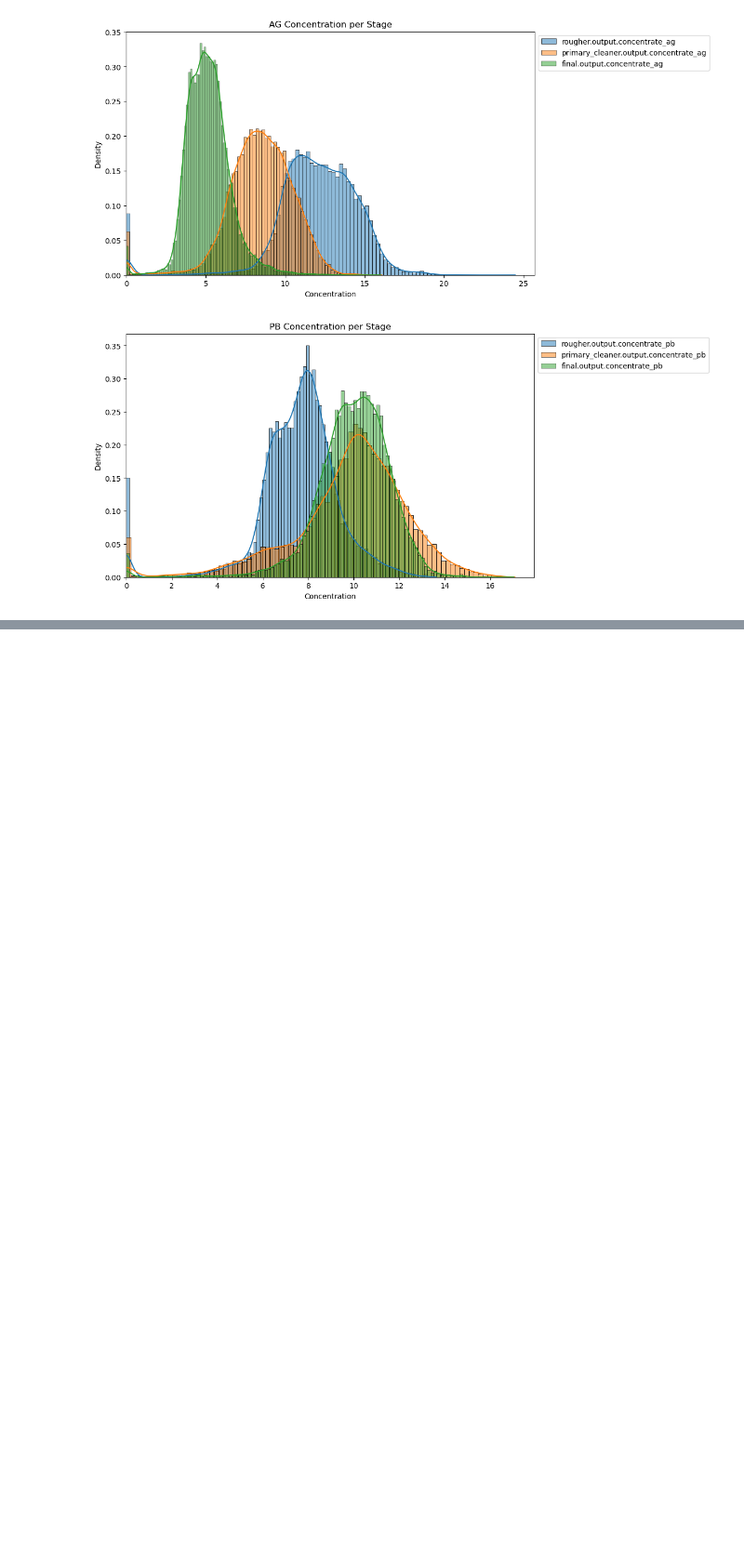
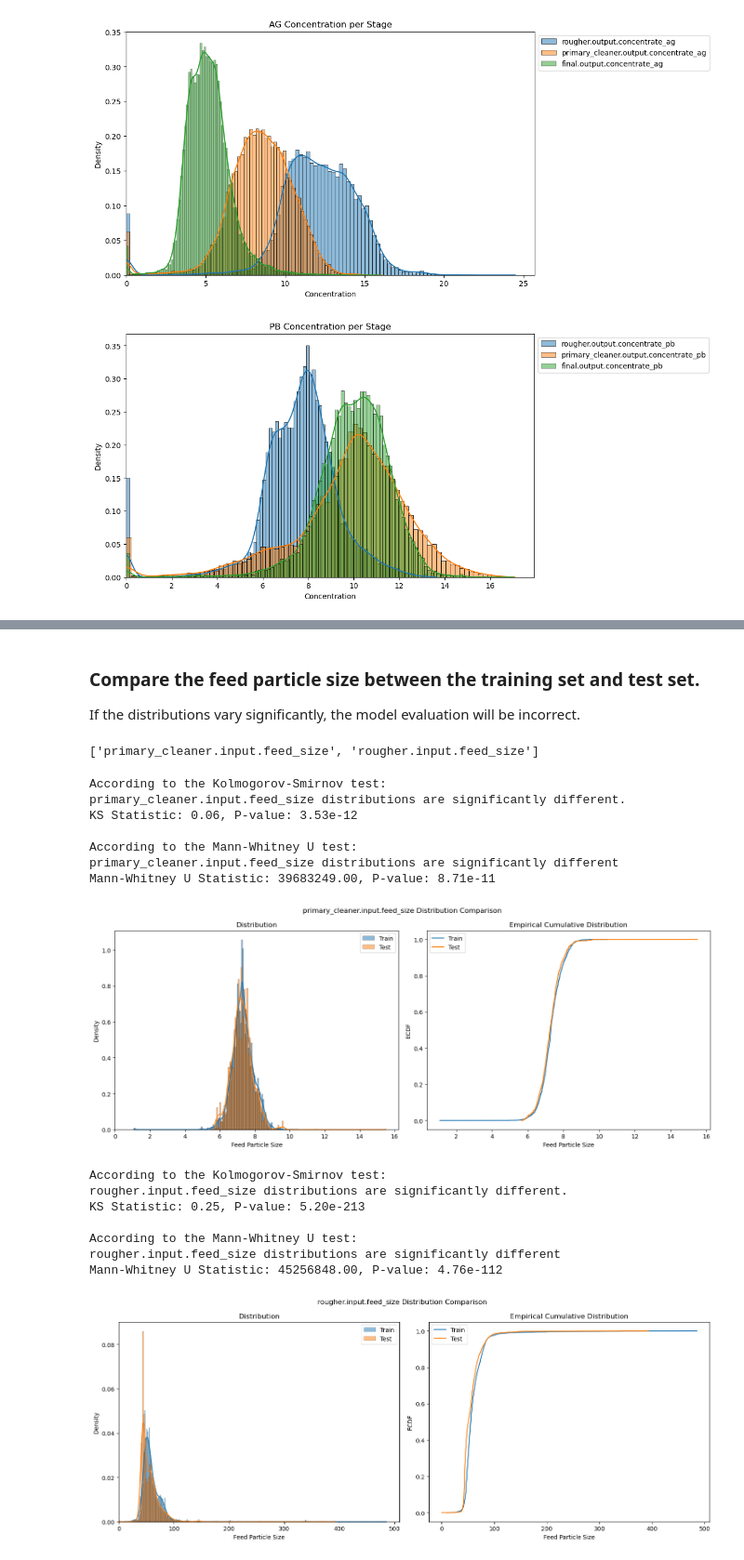
Before and after one commit to IMMontoya/Machine-Learning-Model-for-Efficiency-in-Gold-Mining, a Jupyter notebook: notebook.ipynb, the cells around one changed output, grey strips where cells are left out. Shown: that part at 93% size. Cells and saved outputs as stored; diff of their text form; code cells hidden in the pictures; blank space fills up the shorter version.

Commit message:
Compare the feed particle size between the training set and test set.

```diff
--- a/notebook.ipynb
+++ b/notebook.ipynb
@@ -328,0 +338,10 @@ plot_metal_concentration(data_full, metal_cols, 'pb');
+# %% [markdown]
+### Compare the feed particle size between the training set and test set.
+If the distributions vary significantly, the model evaluation will be incorrect.
+# %%
+# Define the feed size columns
+feed_size_cols = [col for col in data_full.columns if 'feed_size' in col]
+
+print(feed_size_cols)
+# %% [output]
+['primary_cleaner.input.feed_size', 'rougher.input.feed_size']
@@ -328,0 +417,23 @@ plot_metal_concentration(data_full, metal_cols, 'pb');
+# %%
+fig = compare_feed_size(feed_size_cols[0])
+plt.show()  # Display the plot
+
+fig = compare_feed_size(feed_size_cols[1])
+plt.show()  # Display the plot
+# %% [output]
+According to the Kolmogorov-Smirnov test:
+primary_cleaner.input.feed_size distributions are significantly different.
+KS Statistic: 0.06, P-value: 3.53e-12
+
+According to the Mann-Whitney U test:
+primary_cleaner.input.feed_size distributions are significantly different
+Mann-Whitney U Statistic: 39683249.00, P-value: 8.71e-11
+[figure, added]
+According to the Kolmogorov-Smirnov test:
+rougher.input.feed_size distributions are significantly different.
+KS Statistic: 0.25, P-value: 5.20e-213
+
+According to the Mann-Whitney U test:
+rougher.input.feed_size distributions are significantly different
+Mann-Whitney U Statistic: 45256848.00, P-value: 4.76e-112
+[figure, added]
```
Also changed, not shown: parts of 3 cells of this notebook.
